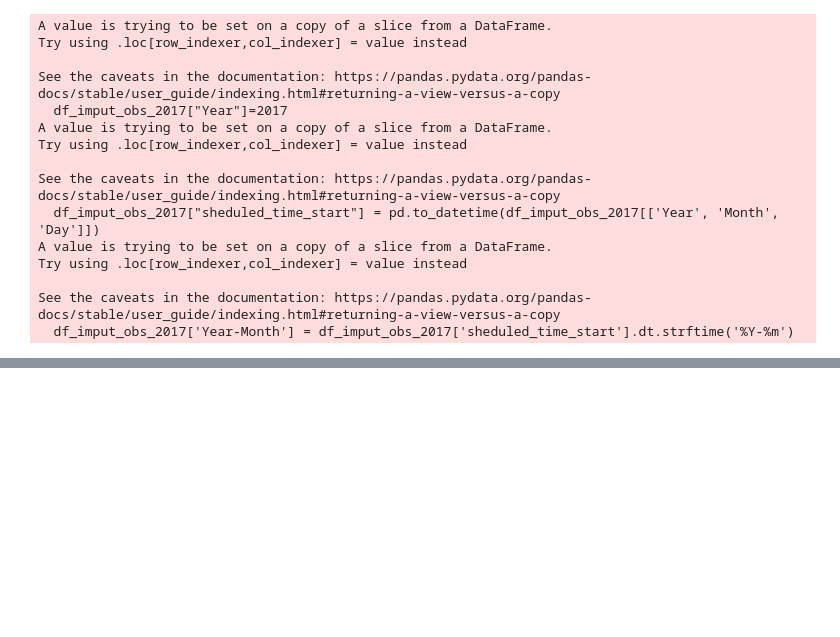
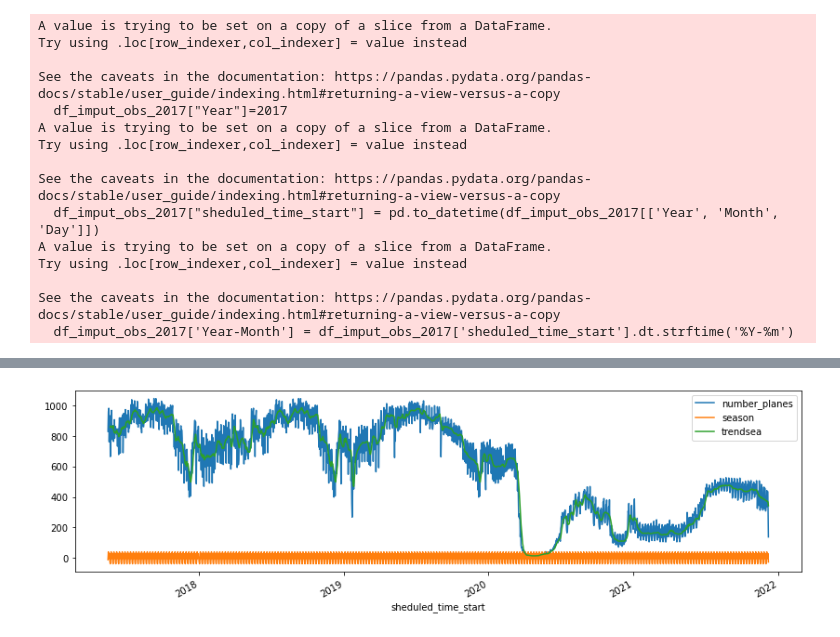
Before and after one commit to julienowack/stat_app, a Jupyter notebook: Valeurs manquantes.ipynb, the cells around one changed output, grey strips where cells are left out. Cells and saved outputs as stored; diff of their text form; code cells hidden in the pictures; blank space fills up the shorter version.

```diff
--- a/Valeurs manquantes.ipynb
+++ b/Valeurs manquantes.ipynb
@@ -433,0 +447,9 @@ Text(0, 0.5, "Nombre d'avions")
+# %%
+# retirer la saisonnalité
+from statsmodels.tsa.seasonal import seasonal_decompose
+res = seasonal_decompose(df_air_traffic_france8["number_planes"].values.ravel(), freq=7, two_sided=False)
+df_air_traffic_france8["season"] = res.seasonal
+df_air_traffic_france8["trendsea"] = res.trend
+df_air_traffic_france8.plot(y=["number_planes", "season", "trendsea"], figsize=(14,4));
+# %% [output]
+[figure, added]
```
Also changed, not shown: parts of 6 cells of this notebook.
